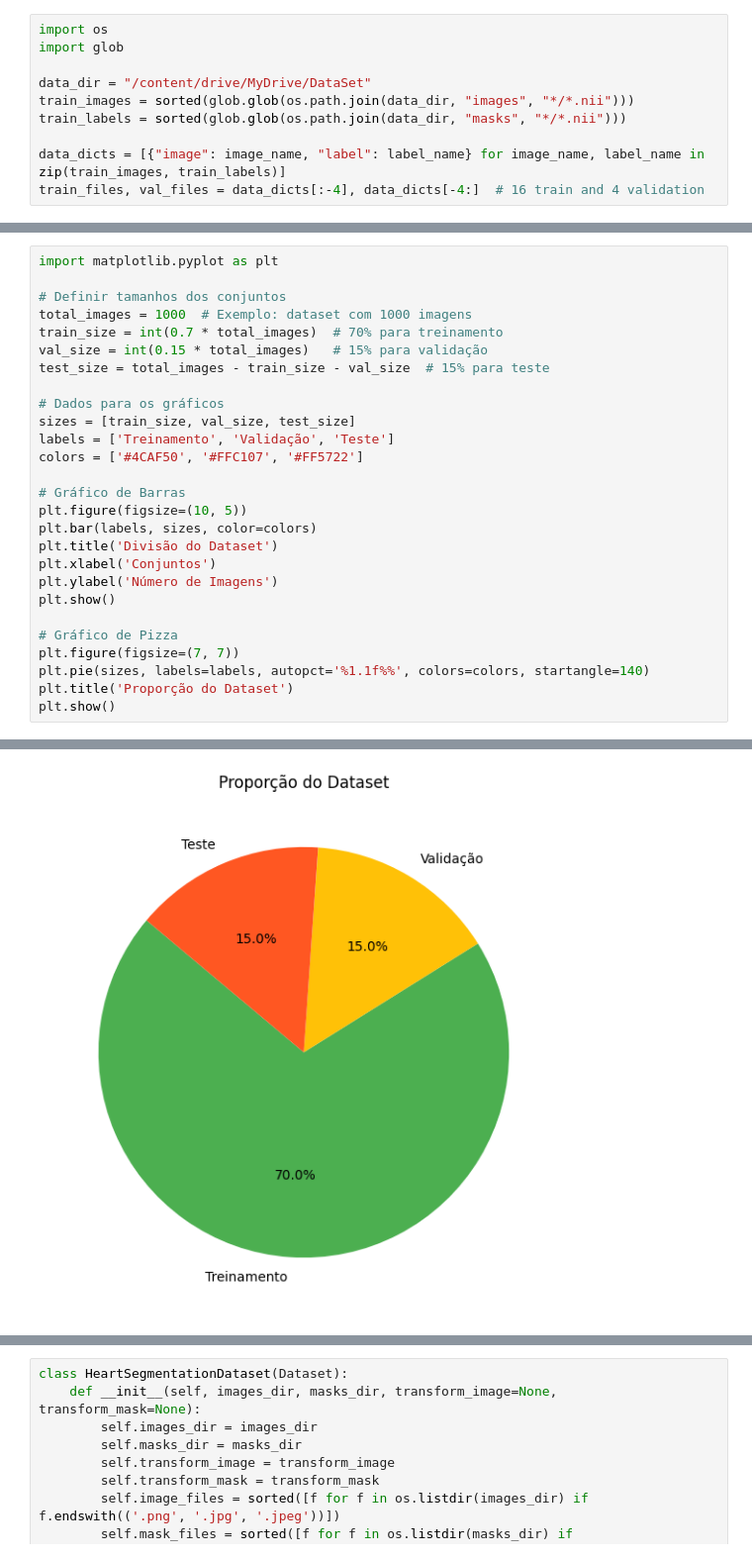
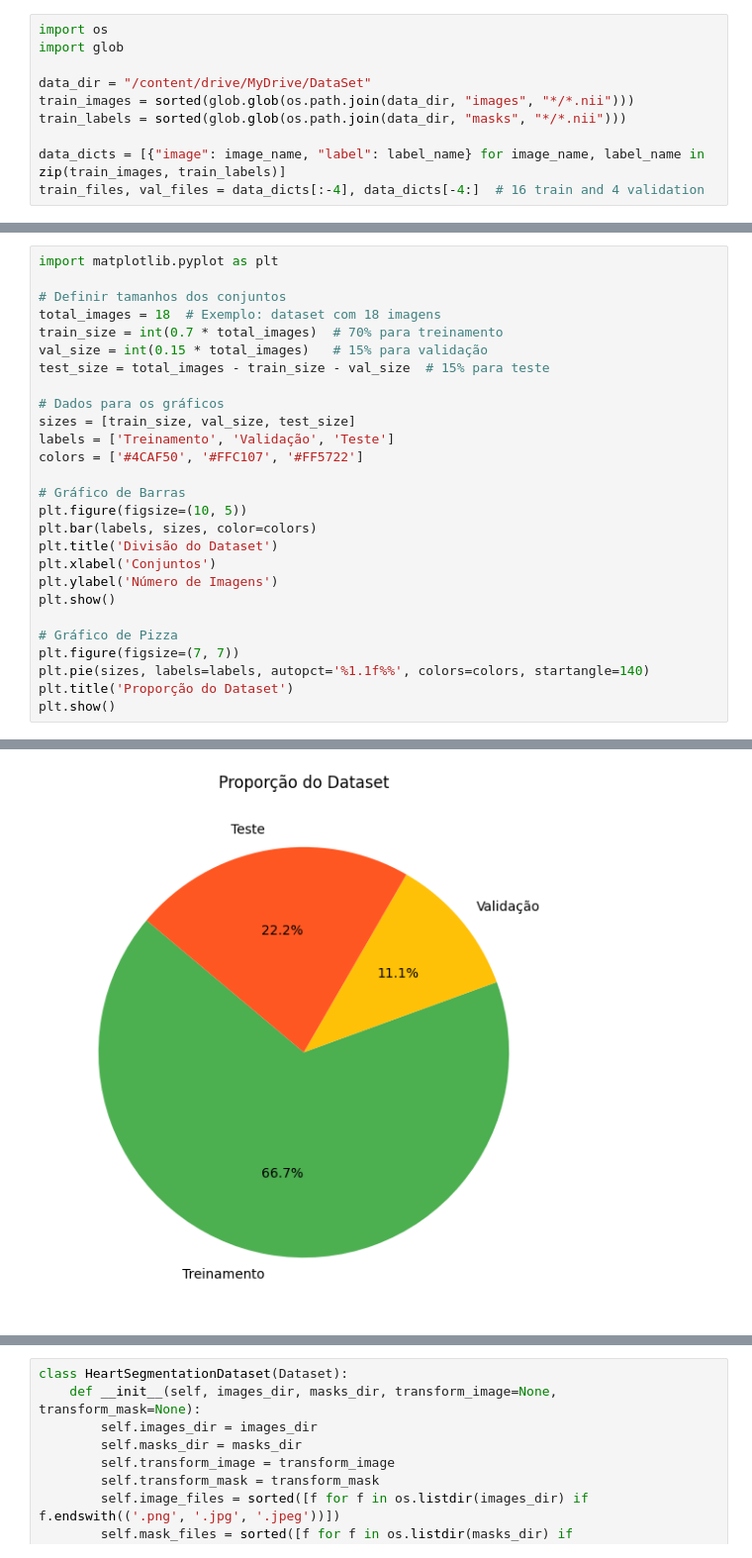
Before and after one commit to Alan240124/Alan, a Jupyter notebook: Atividade_Dataloader.ipynb, the cells around one changed output, grey strips where cells are left out. Shown at 99% size. Saved outputs shown, nothing was run; the diff lists cells and outputs as text.

```diff
--- a/Atividade_Dataloader.ipynb
+++ b/Atividade_Dataloader.ipynb
@@ -525,7 +607,7 @@ Original Traceback (most recent call last):
 import matplotlib.pyplot as plt
 
 # Definir tamanhos dos conjuntos
-total_images = 1000  # Exemplo: dataset com 1000 imagens
+total_images = 18  # Exemplo: dataset com 18 imagens
 train_size = int(0.7 * total_images)  # 70% para treinamento
 val_size = int(0.15 * total_images)   # 15% para validação
 test_size = total_images - train_size - val_size  # 15% para teste
@@ -570,4 +635,4 @@ ValueError: semaphore or lock released too many times
-[figure, old version]
+[figure, new version]
 # %%
 import torch
 from torch.utils.data import Dataset, DataLoader, random_split
```
Also changed, not shown: parts of 22 cells of this notebook.
